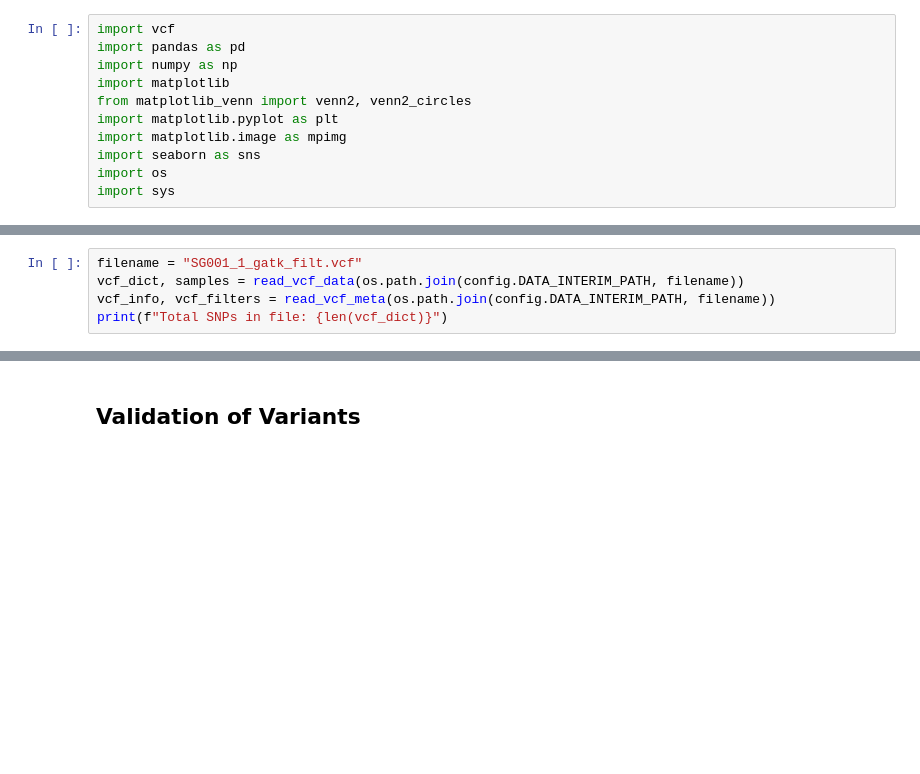
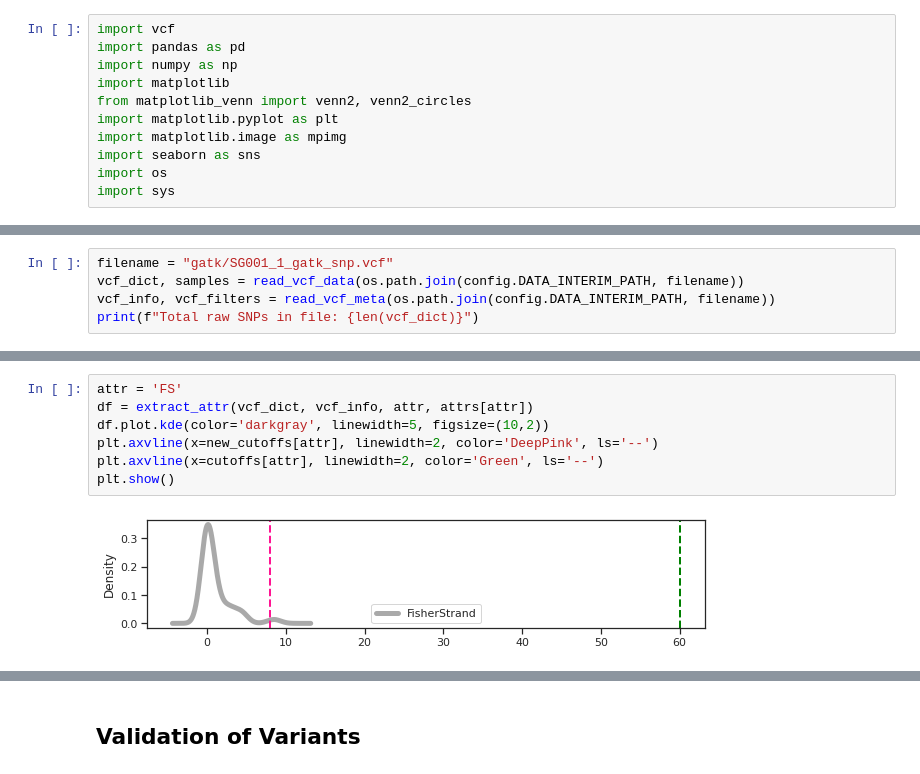
Before and after one commit to ksanao/variant_QC, a Jupyter notebook: notebooks/02_variant_calls.ipynb, the cells around one changed output, grey strips where cells are left out. Cells and saved outputs as stored; diff of their text form; blank space fills up the shorter version.

```diff
--- a/notebooks/02_variant_calls.ipynb
+++ b/notebooks/02_variant_calls.ipynb
@@ -33,6 +37,6 @@ cmap_tr = truncate_colormap(cmap, 0.3, 1)
 # %%
-filename = "SG001_1_gatk_filt.vcf"
+filename = "gatk/SG001_1_gatk_snp.vcf"
 vcf_dict, samples = read_vcf_data(os.path.join(config.DATA_INTERIM_PATH, filename))
 vcf_info, vcf_filters = read_vcf_meta(os.path.join(config.DATA_INTERIM_PATH, filename))
-print(f"Total SNPs in file: {len(vcf_dict)}")
+print(f"Total raw SNPs in file: {len(vcf_dict)}")
 # %% [output]
@@ -45,0 +81,9 @@ Filtered out regions were visually inspected in IGV html one pager:
+# %%
+attr = 'FS'
+df = extract_attr(vcf_dict, vcf_info, attr, attrs[attr])
+df.plot.kde(color='darkgray', linewidth=5, figsize=(10,2))
+plt.axvline(x=new_cutoffs[attr], linewidth=2, color='DeepPink', ls='--')
+plt.axvline(x=cutoffs[attr], linewidth=2, color='Green', ls='--')
+plt.show()
+# %% [output]
+[figure, added]
```
Also changed, not shown: parts of 22 cells of this notebook, 12 other files.
